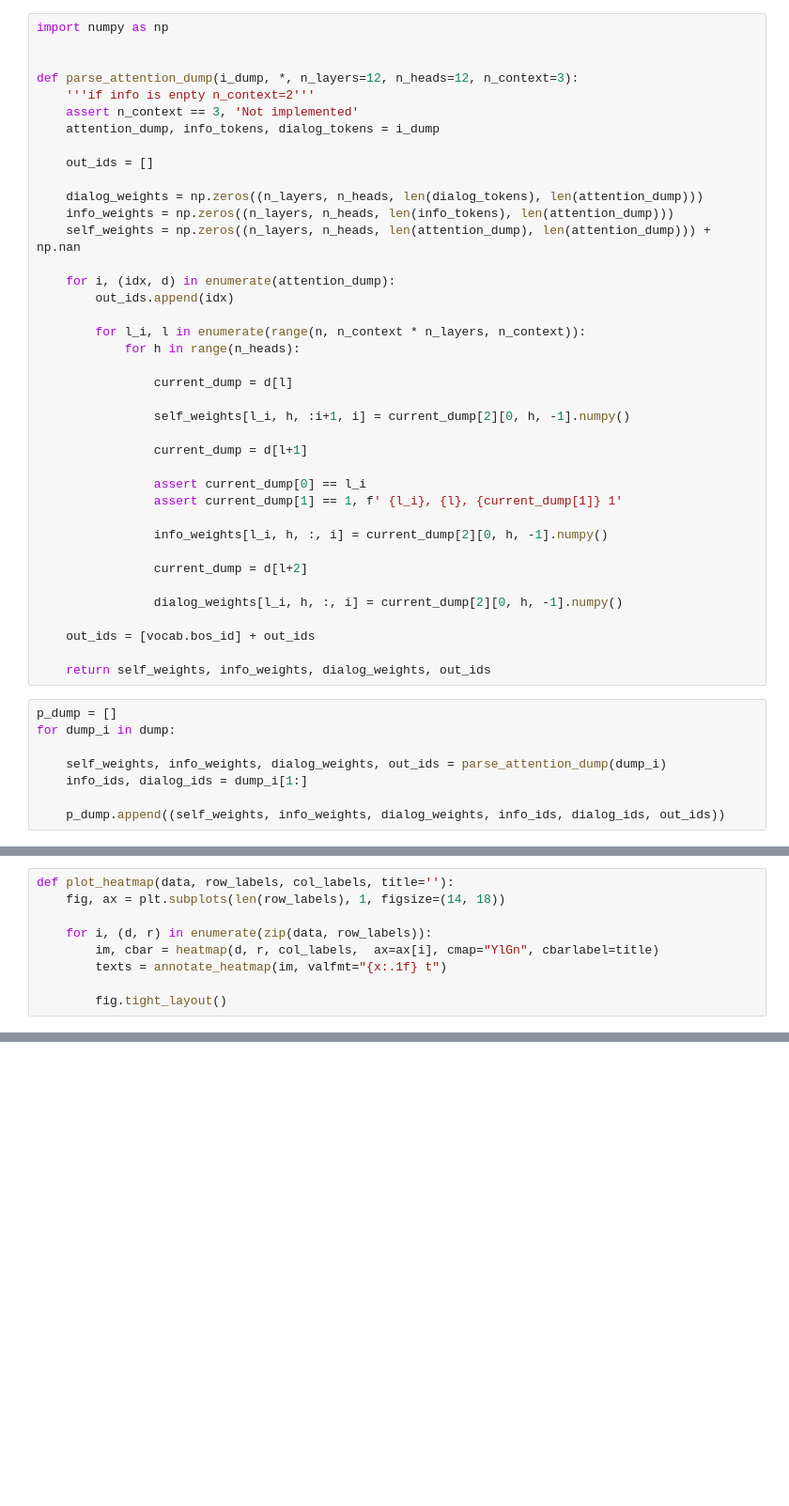
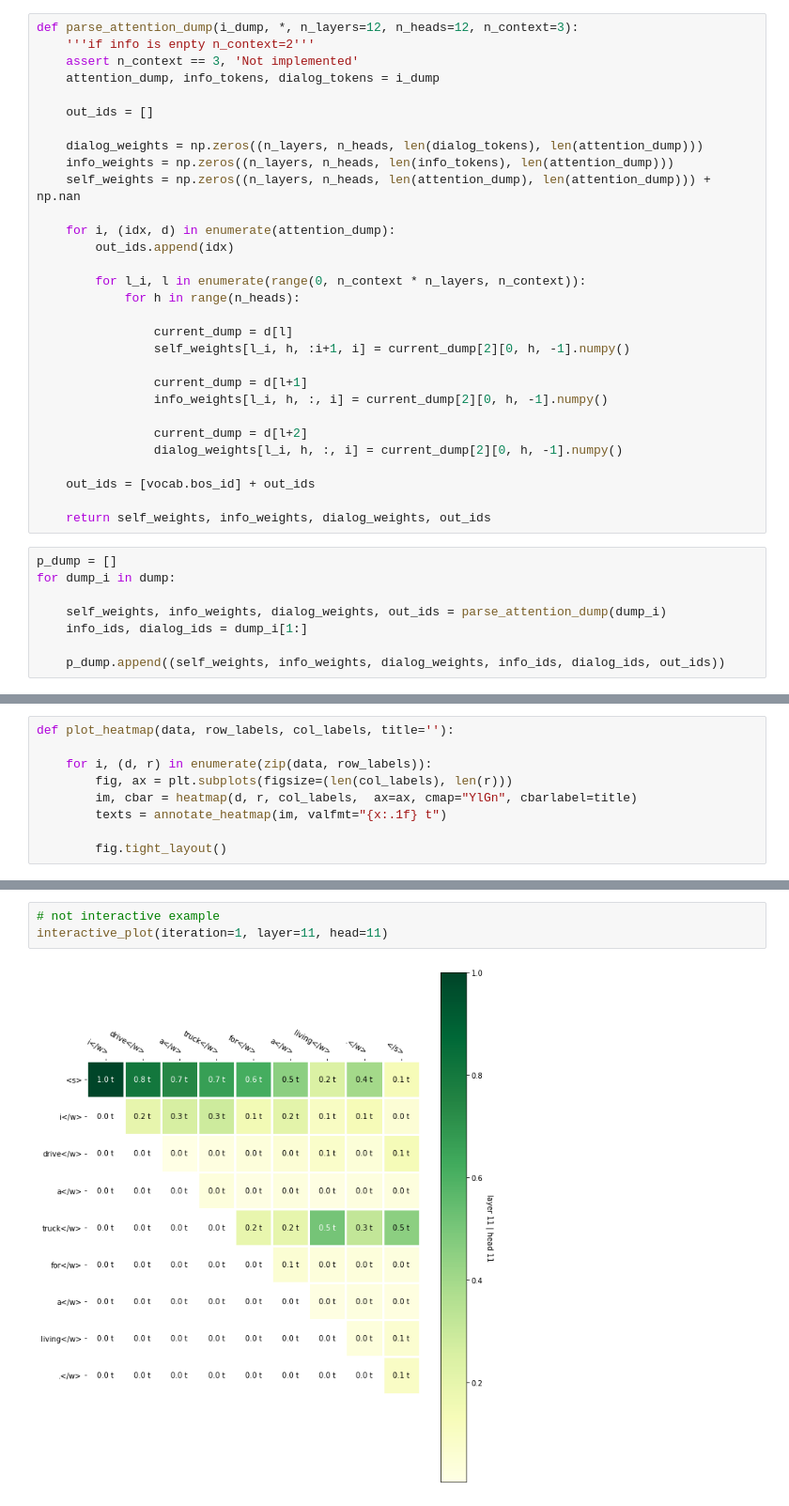
Before and after one commit to atselousov/transformer_chatbot, a Jupyter notebook: attention_visualization.ipynb, the cells around one changed output, grey strips where cells are left out. Shown: that part at 94% size. Cells and saved outputs as stored; diff of their text form; blank space fills up the shorter version.

Commit message:
Added not interactive examples and deleted debug prints.

```diff
--- a/attention_visualization.ipynb
+++ b/attention_visualization.ipynb
@@ -288,8 +293,5 @@ B: i 'm from england . i 'm from england .
 H: exit
 # %%
-import numpy as np
-
-
 def parse_attention_dump(i_dump, *, n_layers=12, n_heads=12, n_context=3):
     '''if info is enpty n_context=2'''
     assert n_context == 3, 'Not implemented'
@@ -304,22 +306,16 @@ def parse_attention_dump(i_dump, *, n_layers=12, n_heads=12, n_context=3):
     for i, (idx, d) in enumerate(attention_dump):
         out_ids.append(idx)
 
-        for l_i, l in enumerate(range(n, n_context * n_layers, n_context)):
+        for l_i, l in enumerate(range(0, n_context * n_layers, n_context)):
             for h in range(n_heads):
 
                 current_dump = d[l]
-
                 self_weights[l_i, h, :i+1, i] = current_dump[2][0, h, -1].numpy()
 
                 current_dump = d[l+1]
-
-                assert current_dump[0] == l_i
-                assert current_dump[1] == 1, f' {l_i}, {l}, {current_dump[1]} 1'
-
                 info_weights[l_i, h, :, i] = current_dump[2][0, h, -1].numpy()
 
                 current_dump = d[l+2]
-
                 dialog_weights[l_i, h, :, i] = current_dump[2][0, h, -1].numpy()
 
     out_ids = [vocab.bos_id] + out_ids
@@ -338,9 +332,9 @@ from itertools import product
 # %%
 def plot_heatmap(data, row_labels, col_labels, title=''):
-    fig, ax = plt.subplots(len(row_labels), 1, figsize=(14, 18))
 
     for i, (d, r) in enumerate(zip(data, row_labels)):
-        im, cbar = heatmap(d, r, col_labels,  ax=ax[i], cmap="YlGn", cbarlabel=title)
+        fig, ax = plt.subplots(figsize=(len(col_labels), len(r)))
+        im, cbar = heatmap(d, r, col_labels,  ax=ax, cmap="YlGn", cbarlabel=title)
         texts = annotate_heatmap(im, valfmt="{x:.1f} t")
 
         fig.tight_layout()
@@ -372,3 +363,8 @@ def interactive_plot(iteration=0, layer=1, head=1):
 interactive(interactive_plot, iteration=(0, len(p_dump)-1, 1), layer=(0, 11, 1), head=(0, 11, 1))
 # %% [output]
 interactive(children=(IntSlider(value=0, description='iteration', max=1), IntSlider(value=1, description='laye…
+# %%
+# not interactive example
+interactive_plot(iteration=1, layer=11, head=11)
+# %% [output]
+[figure, added]
```
Also changed, not shown: parts of 12 cells of this notebook, 1 other file.
